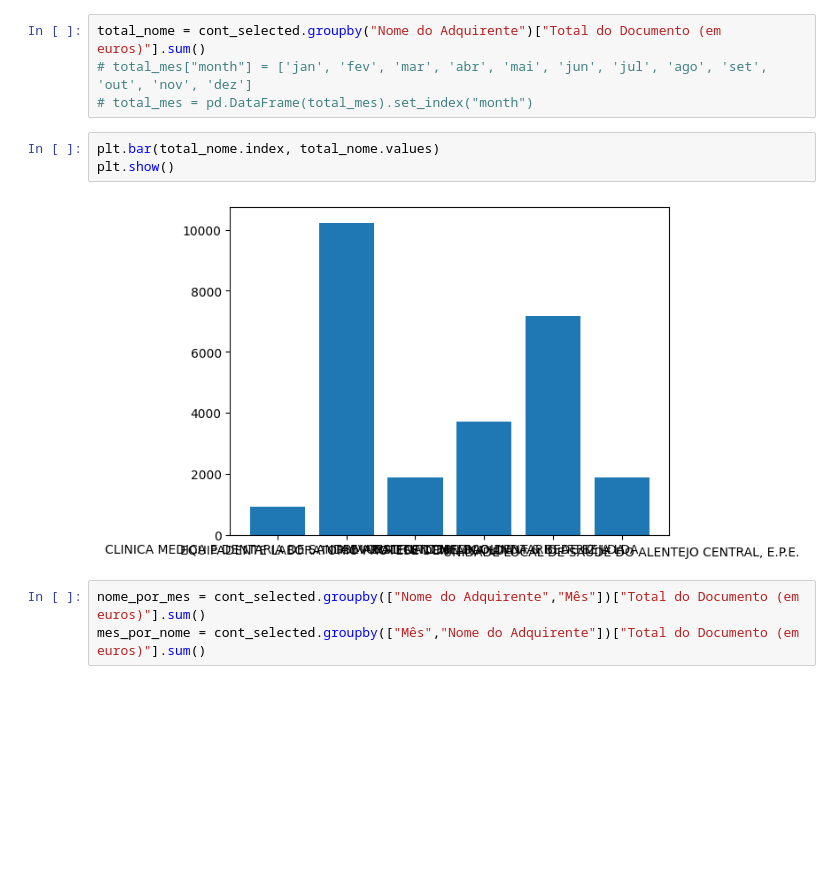
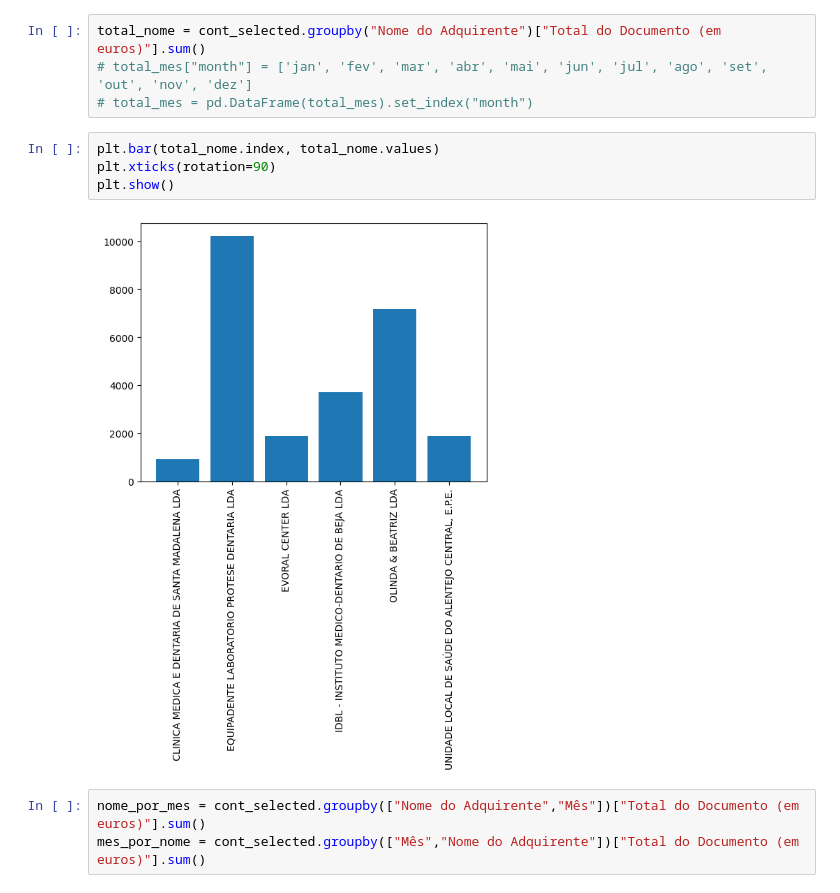
Before and after one commit to andrebarros6/financas, a Jupyter notebook: financas.ipynb, the cells around one changed output. Cells and saved outputs as stored; diff of their text form; blank space fills up the shorter version.

```diff
--- a/financas.ipynb
+++ b/financas.ipynb
@@ -127,9 +132,10 @@ total_nome = cont_selected.groupby("Nome do Adquirente")["Total do Documento (em
 # total_mes = pd.DataFrame(total_mes).set_index("month")
 # %%
 plt.bar(total_nome.index, total_nome.values)
+plt.xticks(rotation=90)
 plt.show()
 # %% [output]
-[figure, old version]
+[figure, new version]
 # %%
 nome_por_mes = cont_selected.groupby(["Nome do Adquirente","Mês"])["Total do Documento (em euros)"].sum()
 mes_por_nome = cont_selected.groupby(["Mês","Nome do Adquirente"])["Total do Documento (em euros)"].sum()
```
Also changed, not shown: parts of 7 cells of this notebook.
